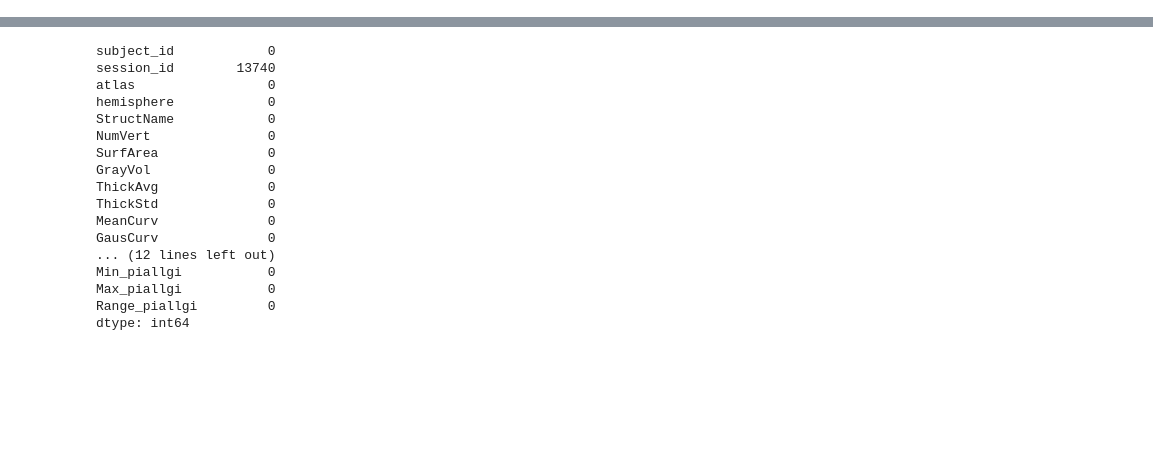
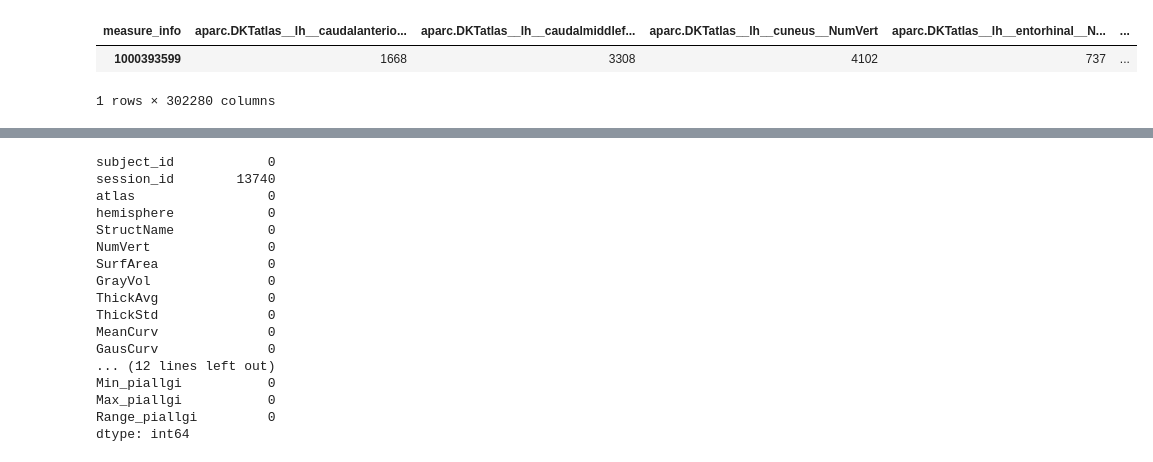
Before and after one commit to j0n-a/Neurohack_Group8_Miniproject, a Jupyter notebook: jona_preprocessing_attempt_20250730.ipynb, the cells around one changed output, grey strips where cells are left out. Cells and saved outputs as stored; diff of their text form; code cells hidden in the pictures; blank space fills up the shorter version.

```diff
--- a/jona_preprocessing_attempt_20250730.ipynb
+++ b/jona_preprocessing_attempt_20250730.ipynb
@@ -52,0 +123,7 @@ example_df
+# %%
+participant_id = 1000393599
+flatten_RBC_participant(participant_id).rename(columns={'value':participant_id}).set_index('measure_info').T
+# %% [output]
+| measure_info | aparc.DKTatlas__lh__caudalanterio... | aparc.DKTatlas__lh__caudalmiddlef... | aparc.DKTatlas__lh__cuneus__NumVert | aparc.DKTatlas__lh__entorhinal__N... | ... |
+| 1000393599 | 1668 | 3308 | 4102 | 737 | ... |
+1 rows × 302280 columns
```
Also changed, not shown: parts of 13 cells of this notebook.
